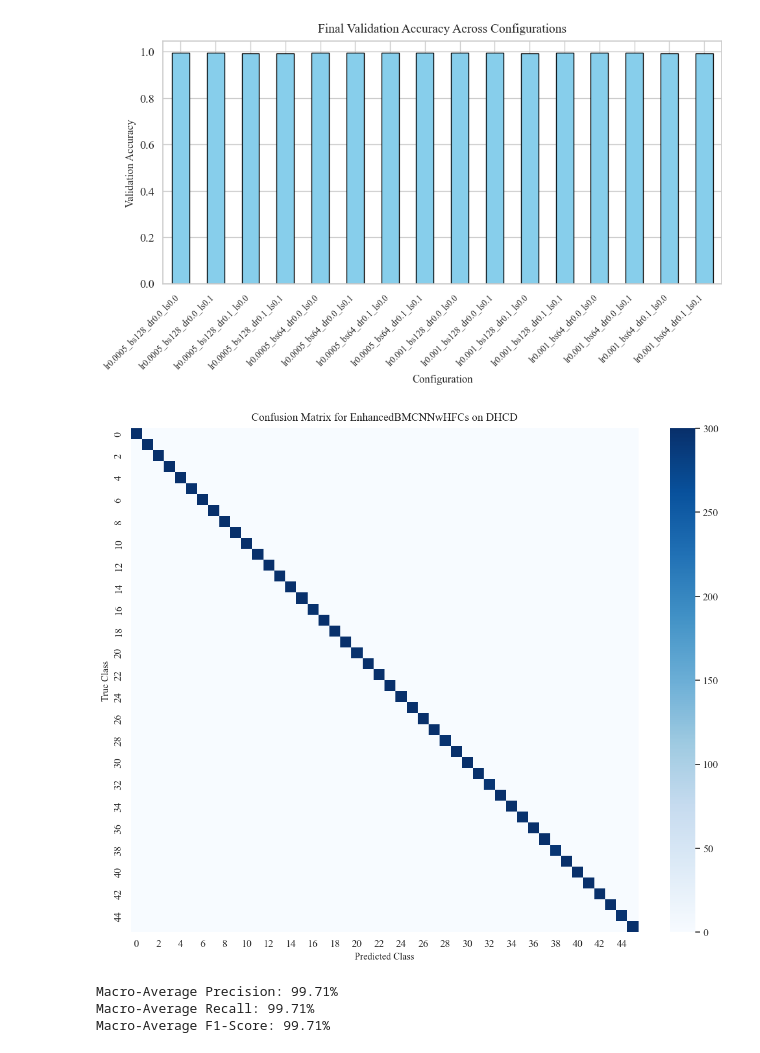
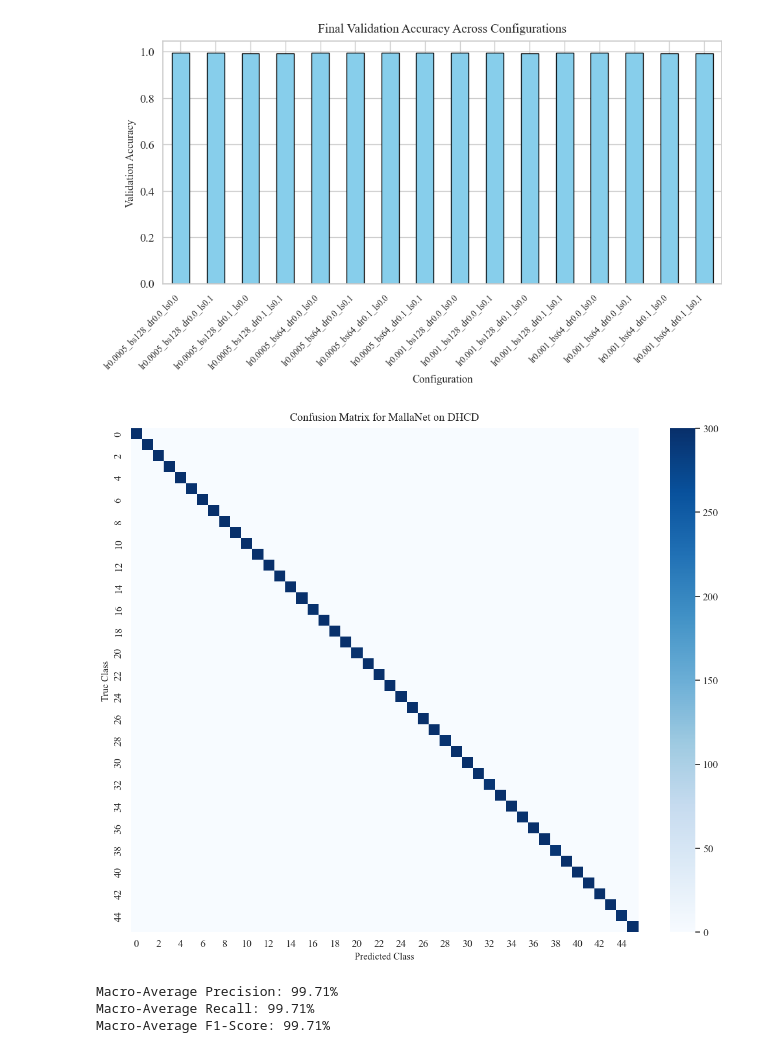
Before and after one commit to sahajrajmalla/MallaNet, a Jupyter notebook: notebooks/viz.ipynb, the cells around one changed output. Saved outputs shown, nothing was run; the diff lists cells and outputs as text; code cells hidden in the pictures.

```diff
--- a/notebooks/viz.ipynb
+++ b/notebooks/viz.ipynb
@@ -106,7 +106,7 @@ os.makedirs(output_dir, exist_ok=True)
 
 # Load test metrics data (CSV format)
 try:
-    df_metrics = pd.read_csv("test_metrics.csv")
+    df_metrics = pd.read_csv("../results/test_metrics.csv")
 except FileNotFoundError:
     print("Error: test_metrics.csv not found. Please provide the test metrics data.")
     exit(1)
@@ -152,35 +152,35 @@ remaining_fn = np.sum(fn)  # Total false negatives
 remaining_fp = np.sum(fp)  # Total false positives
 
 # Example: Misclassifications between क (ka, class 0) and ख (kha, class 1) as noted in Results
 # Assume class 0 (क) and class 1 (ख) are often confused
 # From Results, misclassification rate is 0.29%, so distribute errors
 fn_to_distribute = fn[0]  # False negatives for class 0
 fp_to_distribute = fp[1]  # False positives for class 1
 
 # Approximate: Class 0 predicted as class 1
 cm[0, 1] = min(fn_to_distribute, fp_to_distribute)
 cm[1, 0] = min(fn[1], fp[0])  # Symmetric misclassification
 
 # Distribute remaining errors proportionally across other classes
 remaining_misclassified = total_misclassified - (cm[0, 1] + cm[1, 0])
 if remaining_misclassified > 0:
     # Distribute remaining errors randomly to other off-diagonal elements
     off_diagonal_indices = [(i, j) for i in range(num_classes) for j in range(num_classes) if i != j and (i, j) not in [(0, 1), (1, 0)]]
     np.random.seed(42)
     for _ in range(int(remaining_misclassified)):
         i, j = off_diagonal_indices[np.random.randint(len(off_diagonal_indices))]
         cm[i, j] += 1
 
 # Plot 4: Confusion Matrix Heatmap
 plt.figure(figsize=(12, 10))
 sns.heatmap(cm, annot=False, cmap="Blues", cbar=True)
-plt.title("Confusion Matrix for EnhancedBMCNNwHFCs on DHCD", fontsize=14, pad=10)
+plt.title("Confusion Matrix for MallaNet on DHCD", fontsize=14, pad=10)
 plt.xlabel("Predicted Class", fontsize=12)
 plt.ylabel("True Class", fontsize=12)
 plt.tight_layout()
 plt.savefig(os.path.join(output_dir, "confusion_matrix.png"), dpi=300, bbox_inches="tight")
 # %% [output]
-[figure, old version]
+[figure, new version]
 # %%
 import pandas as pd
 
```
Also changed, not shown: parts of 1 cell of this notebook.
